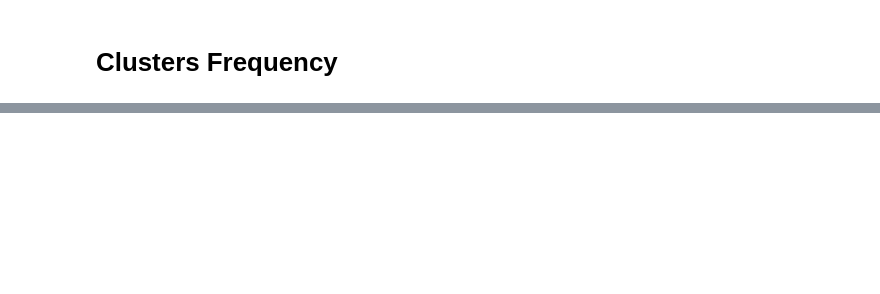
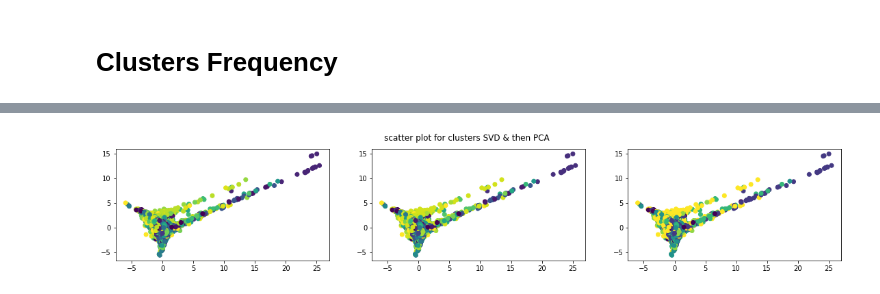
Before and after one commit to GA239/DS_course, a Jupyter notebook: HW6/clustering.ipynb, the cells around one changed output, grey strips where cells are left out. Cells and saved outputs as stored; diff of their text form; code cells hidden in the pictures; blank space fills up the shorter version.

```diff
--- a/HW6/clustering.ipynb
+++ b/HW6/clustering.ipynb
@@ -221,0 +271,4 @@ df.head()
+# %%
+plot_clusters_two_decompositions(vectors)
+# %% [output]
+[figure, added]
```
Also changed, not shown: parts of 29 cells of this notebook, 1 other file.
